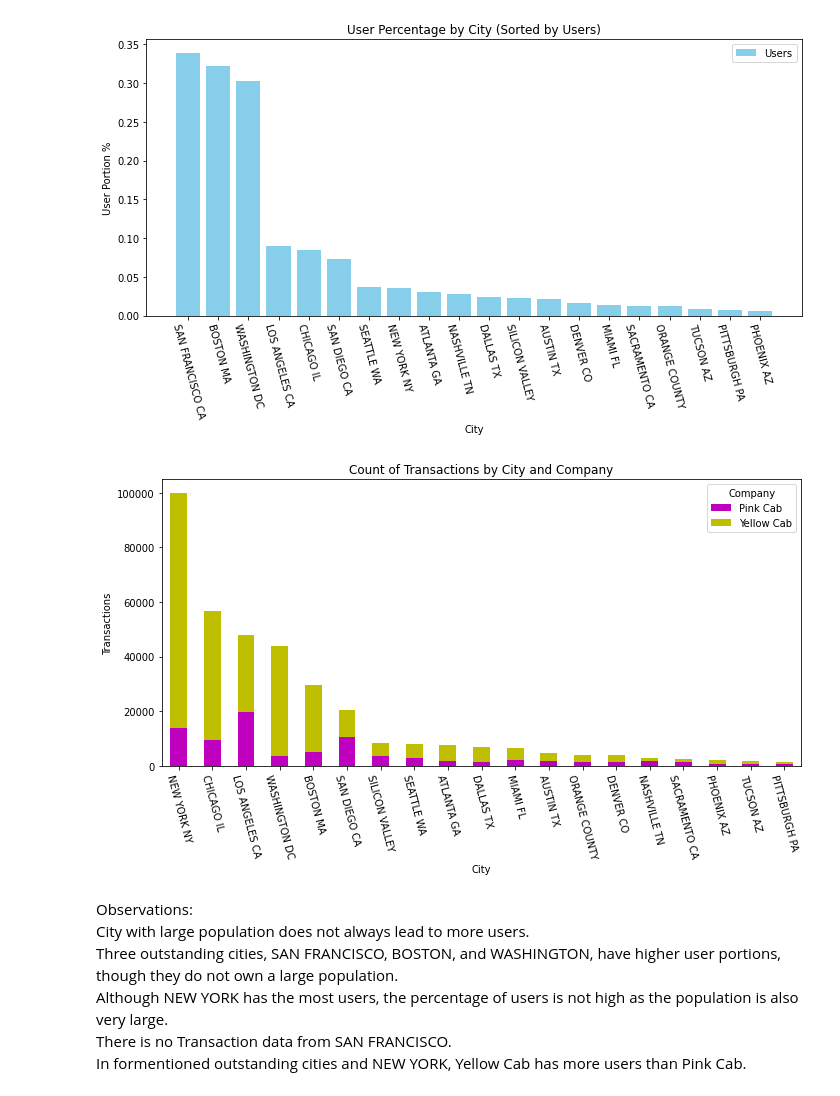
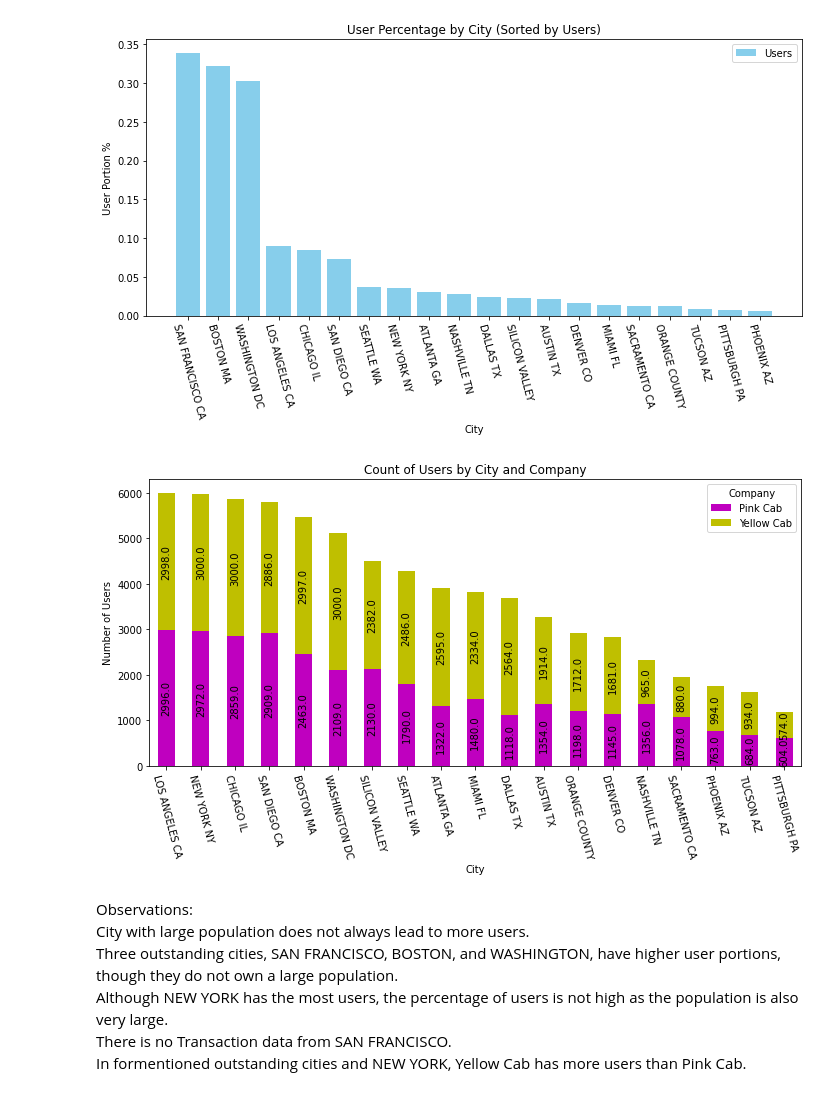
Before and after one commit to jshen1s1/DataSets, a Jupyter notebook: EDA_study.ipynb, the cells around one changed output. Cells and saved outputs as stored; diff of their text form; code cells hidden in the pictures.

```diff
--- a/EDA_study.ipynb
+++ b/EDA_study.ipynb
@@ -74,6 +107,6 @@ plt.show()
 # %%
 # Count the percentage of tributes of each gender in both companies
-grouped_data = merged_data.groupby(['Company', 'Gender'])['Price Charged'].sum().unstack(fill_value=0)
+grouped_data = merged_data.groupby(['Company', 'Gender'])['Profit'].sum().unstack(fill_value=0)
 
 ax = grouped_data.plot(kind='bar', stacked=True, figsize=(10, 6))
 plt.xlabel('Company')
@@ -123,0 +136,18 @@ plt.show()
+# %%
+# Count the total transaction number for each income class
+income_class_data = merged_data.groupby(['Income Class', 'Company'])['Transaction ID'].sum().unstack(fill_value=0)
+
+ax = income_class_data.plot(kind='bar', stacked=True, figsize=(10, 6), color=['m', 'y'])
+plt.xlabel('Income Class')
+plt.ylabel('Number of Transactions')
+plt.title('Number of Transactions by Income Class')
+plt.xticks(rotation=0)
+for i, classes in enumerate(income_class_data.index):
+    total = income_class_data.loc[classes].sum()
+    Pink_percentage = (income_class_data.loc[classes, 'Pink Cab'] / total) * 100
+    Yellow_percentage = (income_class_data.loc[classes, 'Yellow Cab'] / total) * 100
+
+    ax.text(i, income_class_data.loc[classes, 'Pink Cab'] / 2, f'{Pink_percentage:.2f}%', ha='center', color='black', fontsize=10)
+    ax.text(i, total / 2, f'{Yellow_percentage:.2f}%', ha='center', color='black', fontsize=10)
+plt.tight_layout()
+plt.show()
@@ -124,6 +161,7 @@ plt.show()
 # %%
 # The percentage of tributes of each income class in both companies
-grouped_data = merged_data.groupby(['Company', 'Income Class'])['Price Charged'].sum().unstack(fill_value=0)
+merged_data_no_duplicates = merged_data.drop_duplicates(subset=['Company', 'Income Class', 'Customer ID'])
+grouped_data = merged_data_no_duplicates.groupby(['Company', 'Income Class'])['Profit'].sum().unstack(fill_value=0)
 
 ax = grouped_data.plot(kind='bar', stacked=True, figsize=(10, 6), color=['y', 'm', 'c'])
 plt.xlabel('Company')
@@ -158,16 +196,15 @@ Longer distance trip leads to higher tips.
 # %%
 # Count the difference between price charged and cost of trip as tips
 # find the relation in Tips and KM travelled while split by company
-merged_data['Tips'] = merged_data['Price Charged'] - merged_data['Cost of Trip']
 yellow_cab_data = merged_data[merged_data['Company'] == 'Yellow Cab']
 pink_cab_data = merged_data[merged_data['Company'] == 'Pink Cab']
 
 plt.figure(figsize=(10, 6))
-plt.scatter(yellow_cab_data['KM Travelled'], yellow_cab_data['Tips'], alpha=0.5, label='Yellow Cab', color='y')
-plt.scatter(pink_cab_data['KM Travelled'], pink_cab_data['Tips'], alpha=0.5, label='Pink Cab', color='m')
+plt.scatter(yellow_cab_data['KM Travelled'], yellow_cab_data['Profit'], alpha=0.5, label='Yellow Cab', color='y')
+plt.scatter(pink_cab_data['KM Travelled'], pink_cab_data['Profit'], alpha=0.5, label='Pink Cab', color='m')
 plt.xlabel('KM Travelled')
-plt.ylabel('Tips')
-plt.title('Relationship between Tips and KM Travelled')
+plt.ylabel('Profit')
+plt.title('Relationship between Profit and KM Travelled')
 plt.grid(True)
 plt.legend()
 plt.tight_layout()
@@ -267,21 +303,24 @@ plt.show()
 # %% [output]
 [figure]
 # %%
-# Number of Transactions and company portion in each city
-grouped_data = merged_data.groupby(['City','Company']).size().unstack(fill_value=0)
+# Number of users and company portion in each city
+merged_data_no_duplicates = merged_data.drop_duplicates(subset=['Company', 'City', 'Customer ID'])
+grouped_data = merged_data_no_duplicates.groupby(['City','Company']).size().unstack(fill_value=0)
 sorted_cities = grouped_data.sum(axis=1).sort_values(ascending=False).index
 grouped_data = grouped_data.loc[sorted_cities]
 
-grouped_data.plot(kind='bar', stacked=True, figsize=(10, 6), color=['m', 'y'])
+ax = grouped_data.plot(kind='bar', stacked=True, figsize=(10, 6), color=['m', 'y'])
 plt.xlabel('City')
-plt.ylabel('Transactions')
-plt.title('Count of Transactions by City and Company')
+plt.ylabel('Number of Users')
+plt.title('Count of Users by City and Company')
 plt.xticks(rotation=-75)
 plt.legend(title='Company')
+for i in ax.containers:
+    ax.bar_label(i,label_type='center', labels=i.datavalues, rotation=90)
 plt.tight_layout()
 plt.show()
 # %% [output]
-[figure, old version]
+[figure, new version]
 # %% [markdown]
 Observations:\
 City with large population does not always lead to more users.\
```
Also changed, not shown: parts of 11 cells of this notebook, 1 other file.
